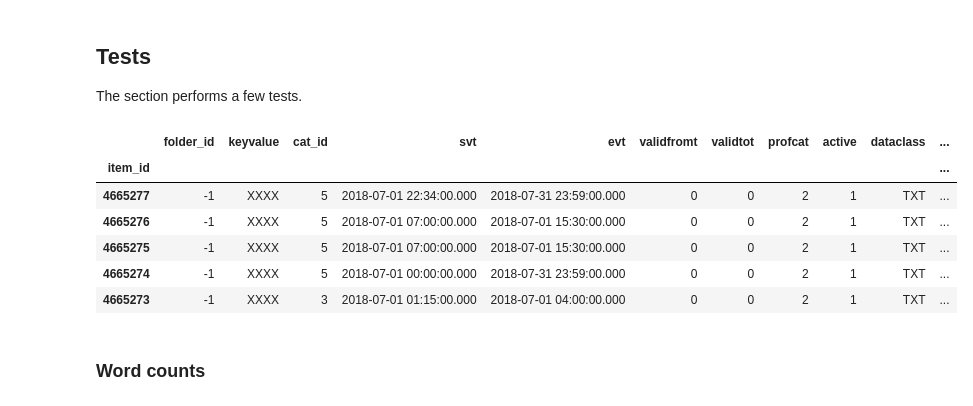
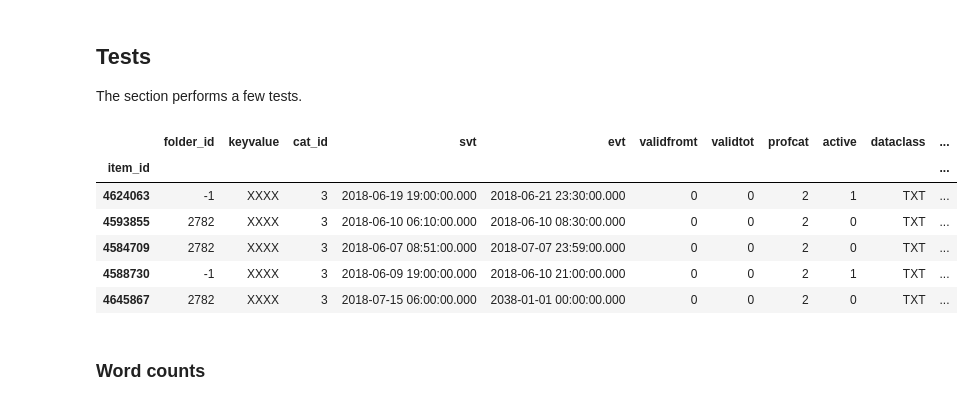
Before and after one commit to jcoupon/NOTAM-classifier, a Jupyter notebook: 3_Modelling/Modelling.ipynb, the cells around one changed output. Cells and saved outputs as stored; diff of their text form; code cells hidden in the pictures.

Commit message:
update modelling

```diff
--- a/3_Modelling/Modelling.ipynb
+++ b/3_Modelling/Modelling.ipynb
@@ -46,6 +46,8 @@ import modelling
 # options
 data_dir = '../0_data'
 path = data_dir+'/23-08-2018/clean.csv'
+path_train = path.replace('.csv', '_train.csv')
+path_test = path.replace('.csv', '_test.csv')
 
 plt.style.use('seaborn-whitegrid')
 
@@ -60,0 +76,14 @@ The steps below describe how to run the modelling workflow.
+# %%
+# takes into account changes
+# made in the modelling.py file
+reload(modelling)
+
+# create model training object
+model_train = modelling.ModelTraining(path_train)
+
+# build a vocabulary and saves it in python/
+model_train.build_vocabulary()
+
+# vectorize the NOTAMs and do
+# dimensionality reduction
+model_train.vectorize()
@@ -75,16 +134,16 @@ Reading file...done (found 98547 NOTAMs).
 
 The section performs a few tests.
 # %%
-df = model.get_df()
+df = model_train.get_df()
 df.head()
 # %% [output]
 |  | folder_id | keyvalue | cat_id | svt | evt | validfromt | validtot | profcat | active | dataclass | ... |
 | item_id |  |  |  |  |  |  |  |  |  |  | ... |
-| 4665277 | -1 | XXXX | 5 | 2018-07-01 22:34:00.000 | 2018-07-31 23:59:00.000 | 0 | 0 | 2 | 1 | TXT | ... |
-| 4665276 | -1 | XXXX | 5 | 2018-07-01 07:00:00.000 | 2018-07-01 15:30:00.000 | 0 | 0 | 2 | 1 | TXT | ... |
-| 4665275 | -1 | XXXX | 5 | 2018-07-01 07:00:00.000 | 2018-07-01 15:30:00.000 | 0 | 0 | 2 | 1 | TXT | ... |
-| 4665274 | -1 | XXXX | 5 | 2018-07-01 00:00:00.000 | 2018-07-31 23:59:00.000 | 0 | 0 | 2 | 1 | TXT | ... |
-| 4665273 | -1 | XXXX | 3 | 2018-07-01 01:15:00.000 | 2018-07-01 04:00:00.000 | 0 | 0 | 2 | 1 | TXT | ... |
+| 4624063 | -1 | XXXX | 3 | 2018-06-19 19:00:00.000 | 2018-06-21 23:30:00.000 | 0 | 0 | 2 | 1 | TXT | ... |
+| 4593855 | 2782 | XXXX | 3 | 2018-06-10 06:10:00.000 | 2018-06-10 08:30:00.000 | 0 | 0 | 2 | 0 | TXT | ... |
+| 4584709 | 2782 | XXXX | 3 | 2018-06-07 08:51:00.000 | 2018-07-07 23:59:00.000 | 0 | 0 | 2 | 0 | TXT | ... |
+| 4588730 | -1 | XXXX | 3 | 2018-06-09 19:00:00.000 | 2018-06-10 21:00:00.000 | 0 | 0 | 2 | 1 | TXT | ... |
+| 4645867 | 2782 | XXXX | 3 | 2018-07-15 06:00:00.000 | 2038-01-01 00:00:00.000 | 0 | 0 | 2 | 0 | TXT | ... |
 # %% [markdown]
 ### Word counts
 # %%
```
Also changed, not shown: parts of 8 cells of this notebook, 7 other files.
